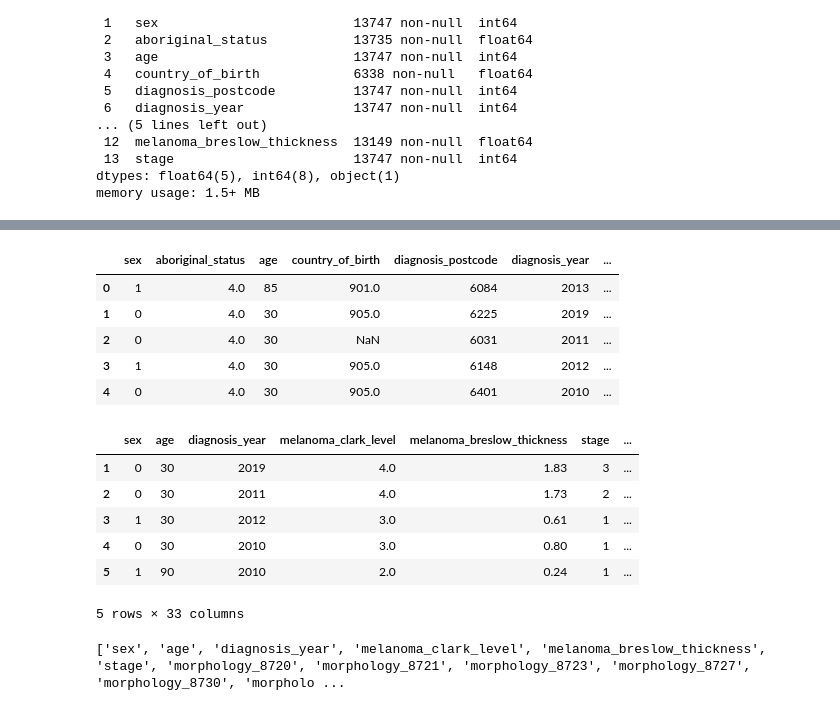
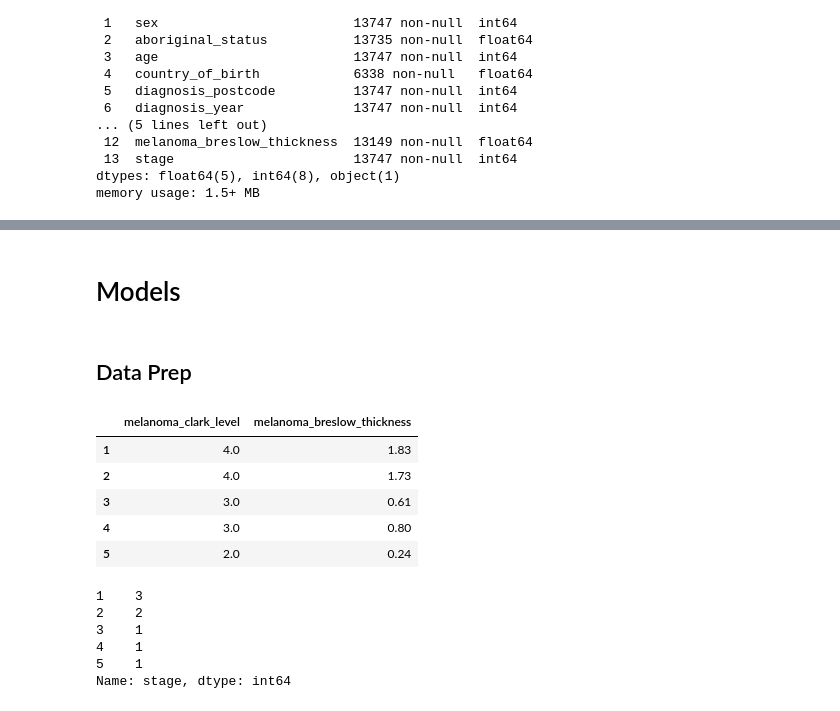
Before and after one commit to kaylee01/HealthHackathon23, a Jupyter notebook: Hackathon_2023_Byte_Brawlers-KM.ipynb, the cells around one changed output, grey strips where cells are left out. Drawn from its saved outputs; the diff is of its cells as text; code cells hidden in the pictures.

```diff
--- a/Hackathon_2023_Byte_Brawlers-KM.ipynb
+++ b/Hackathon_2023_Byte_Brawlers-KM.ipynb
@@ -158,9 +198,16 @@ memory usage: 1.5+ MB
+# %% [markdown]
+# Models
+# %% [markdown]
+## Data Prep
+# %%
+X = data[['melanoma_clark_level', 'melanoma_breslow_thickness']]
+Y = data['stage']
 # %%
-data.head()
+X.head()
 # %% [output]
-|  | sex | aboriginal_status | age | country_of_birth | diagnosis_postcode | diagnosis_year | ... |
-| 0 | 1 | 4.0 | 85 | 901.0 | 6084 | 2013 | ... |
-| 1 | 0 | 4.0 | 30 | 905.0 | 6225 | 2019 | ... |
-| 2 | 0 | 4.0 | 30 | NaN | 6031 | 2011 | ... |
-| 3 | 1 | 4.0 | 30 | 905.0 | 6148 | 2012 | ... |
-| 4 | 0 | 4.0 | 30 | 905.0 | 6401 | 2010 | ... |
+|  | melanoma_clark_level | melanoma_breslow_thickness |
+| 1 | 4.0 | 1.83 |
+| 2 | 4.0 | 1.73 |
+| 3 | 3.0 | 0.61 |
+| 4 | 3.0 | 0.80 |
+| 5 | 2.0 | 0.24 |
@@ -201,15 +214,9 @@ data = preprocess(data)
 # %%
-data.head()
+Y.head()
 # %% [output]
-|  | sex | age | diagnosis_year | melanoma_clark_level | melanoma_breslow_thickness | stage | ... |
-| 1 | 0 | 30 | 2019 | 4.0 | 1.83 | 3 | ... |
-| 2 | 0 | 30 | 2011 | 4.0 | 1.73 | 2 | ... |
-| 3 | 1 | 30 | 2012 | 3.0 | 0.61 | 1 | ... |
-| 4 | 0 | 30 | 2010 | 3.0 | 0.80 | 1 | ... |
-| 5 | 1 | 90 | 2010 | 2.0 | 0.24 | 1 | ... |
-5 rows × 33 columns
+1    3
+2    2
+3    1
+4    1
+5    1
+Name: stage, dtype: int64
-# %%
-column_names = data.columns.tolist()
-print(column_names)
-# %% [output]
-['sex', 'age', 'diagnosis_year', 'melanoma_clark_level', 'melanoma_breslow_thickness', 'stage', 'morphology_8720', 'morphology_8721', 'morphology_8723', 'morphology_8727', 'morphology_8730', 'morpholo ...
```
Also changed, not shown: parts of 16 cells of this notebook, 2 other files.
